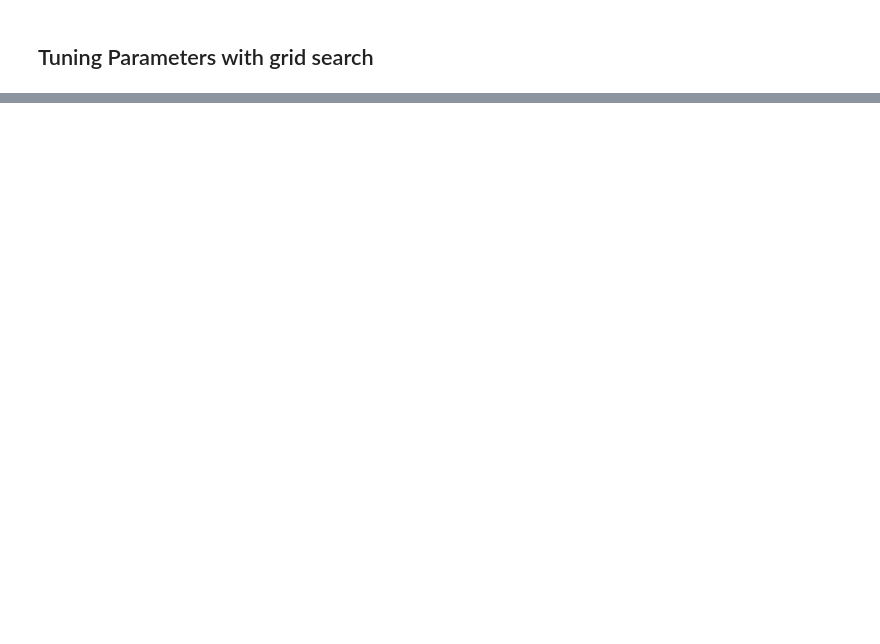
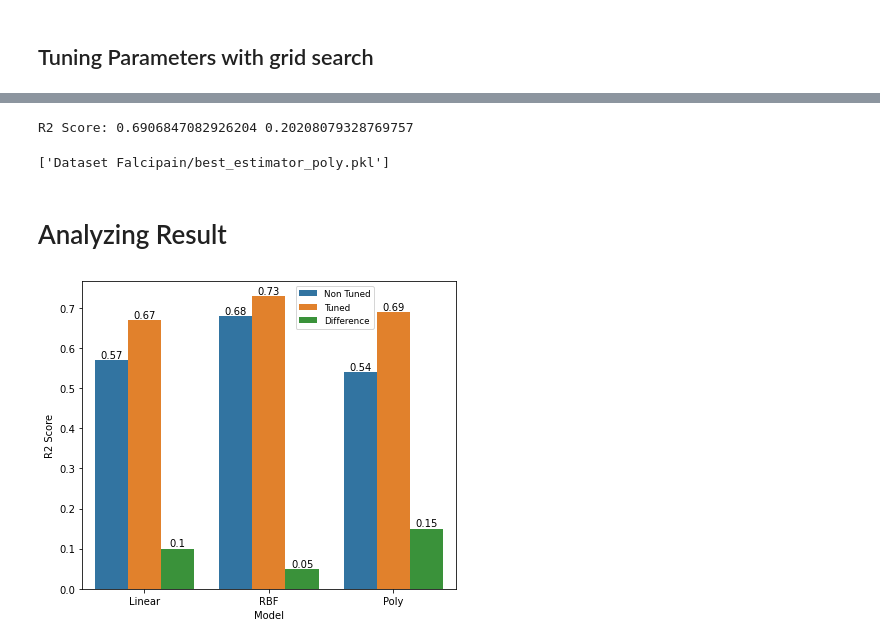
Before and after one commit to alleFarell/QSAR-falcipain-inhibitor, a Jupyter notebook: 4. QSAR_falcipain_GA-SVM_Hyperparameter Tunning.ipynb, the cells around one changed output, grey strips where cells are left out. Saved outputs shown, nothing was run; the diff lists cells and outputs as text; code cells hidden in the pictures; blank space fills up the shorter version.

Commit message:
FS and HT Analysis Plot v0.2

```diff
--- a/4. QSAR_falcipain_GA-SVM_Hyperparameter Tunning.ipynb
+++ b/4. QSAR_falcipain_GA-SVM_Hyperparameter Tunning.ipynb
@@ -51,7 +70,7 @@ y_train = train.iloc[:, [-1]]
 # %%
 ### Load selected features from pickel
 selected_features_statistical = joblib.load('Dataset Falcipain\selected_features_statistical.pkl')
-selected_features_GA = joblib.load('Dataset Falcipain\selected_features_GA.pkl')
+selected_features_GA = joblib.load('Dataset Falcipain\selected_features_GA_df.pkl')
 # %% [markdown]
 **Here are the best selected features for statistical features selection**
 # %%
@@ -88,9 +107,8 @@ index
 
 Each kernel should has 20 different results from 20 different runtimes
 
-By calling 'best_solution' we're accessing the best result of all runtimes
+
 """
-selected_features_GA[0]['best_solution'] # best solution for Linear kernel
-
-#selected_features_GA[1]['best_solution'] # best solution for rbf kernel
-#selected_features_GA[2]['best_solution'] # best solution for poly kernel
+solutions_linear_df = selected_features_GA[0]
+solutions_rbf_df = selected_features_GA[1]
+solutions_poly_df = selected_features_GA[2]
@@ -178,13 +139,13 @@ X_train_scaled
 **For experiment purpose, features slicing with GA FS result will be done for each different kernel**
 # %%
 ### Linear Kernel GA FS result
-X_train_linear = X_train_scaled[selected_features_GA[0]['best_solution']['selected_features']]
+X_train_linear = X_train[solutions_linear_df.sort_values(by='objective_scores', ascending=False, ignore_index=True)['selected_features'][0]]
 
 ### rbf Kernel GA FS result
-X_train_rbf = X_train_scaled[selected_features_GA[1]['best_solution']['selected_features']]
+X_train_rbf = X_train[solutions_rbf_df.sort_values(by='objective_scores', ascending=False, ignore_index=True)['selected_features'][0]]
 
 ### poly Kernel GA FS result
-X_train_poly = X_train_scaled[selected_features_GA[2]['best_solution']['selected_features']]
+X_train_poly = X_train[solutions_poly_df.sort_values(by='objective_scores', ascending=False, ignore_index=True)['selected_features'][0]]
 # %%
 # Data dimensions after features selection
 
@@ -439,0 +387,44 @@ joblib.dump(best_estimator_poly, 'Dataset Falcipain/best_estimator_poly.pkl')
+# %%
+### cross-validation evaluation
+scores_poly_tuned = cross_val_score(best_estimator_poly, X_train_poly, y_train.values.ravel(), scoring='r2', cv=10, n_jobs=-1)
+
+### Show CV result
+print(f'R2 Score: {scores_poly_tuned.mean()} {scores_poly_tuned.std()}')
+# %% [output]
+R2 Score: 0.6906847082926204 0.20208079328769757
+# %%
+### Save best estimator and params
+joblib.dump(best_params_poly, 'Dataset Falcipain/best_params_poly.pkl')
+joblib.dump(best_estimator_poly, 'Dataset Falcipain/best_estimator_poly.pkl')
+# %% [output]
+['Dataset Falcipain/best_estimator_poly.pkl']
+# %% [markdown]
+# Analyzing Result
+# %%
+score_diff_linear = scores_linear_tuned.mean() - scores_linear_.mean()
+score_diff_rbf = scores_rbf_tuned.mean() - scores_rbf_.mean()
+score_diff_poly= scores_poly_tuned.mean() - scores_poly_.mean()
+# %%
+HT_result = pd.DataFrame({'Program': ['Non Tuned', 'Tuned', 'Non Tuned', 'Tuned', 'Non Tuned', 'Tuned', 'Difference', 'Difference', 'Difference'],
+                  'Model': ['Linear', 'Linear', 'RBF', 'RBF', 'Poly', 'Poly', 'Linear', 'RBF', 'Poly'],
+                  'R2 Score': [scores_linear_.mean(),scores_linear_tuned.mean(),scores_rbf_.mean(),scores_rbf_tuned.mean(),
+                               scores_poly_.mean(),scores_poly_tuned.mean(), score_diff_linear, score_diff_rbf, score_diff_poly ]
+                 })
+
+HT_result['R2 Score'] = HT_result['R2 Score'].round(2)
+
+plt.rcParams["figure.figsize"] = [6.00, 5]
+plt.rcParams["figure.autolayout"] = True
+
+ax = sns.barplot(data=b, x='Model', y='R2 Score', hue='Program')
+
+
+ax.bar_label(ax.containers[0])
+ax.bar_label(ax.containers[1])
+ax.bar_label(ax.containers[2])
+
+plt.legend(fontsize=8.8, bbox_to_anchor= (0.56,1))
+plt.savefig('Analysis Plot Images/HT_result_comparison.png')
+plt.show()
+# %% [output]
+[figure, added]
```
Also changed, not shown: parts of 47 cells of this notebook, 26 other files.
